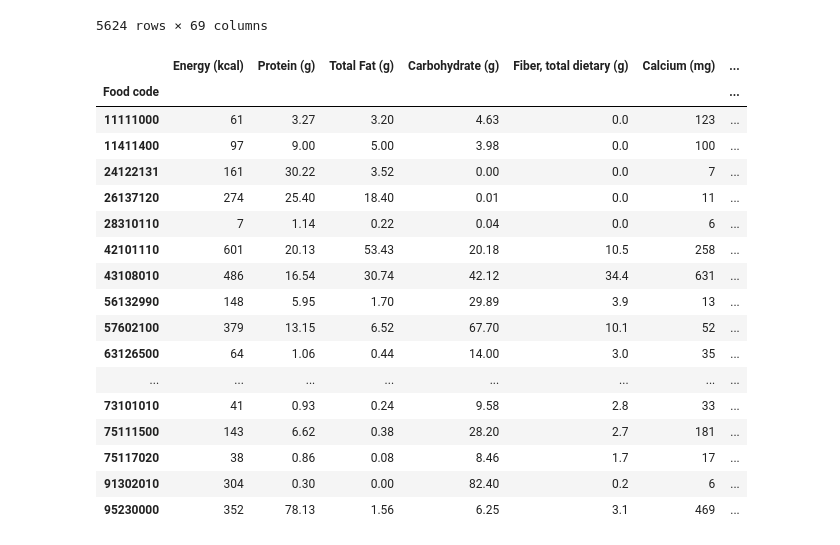
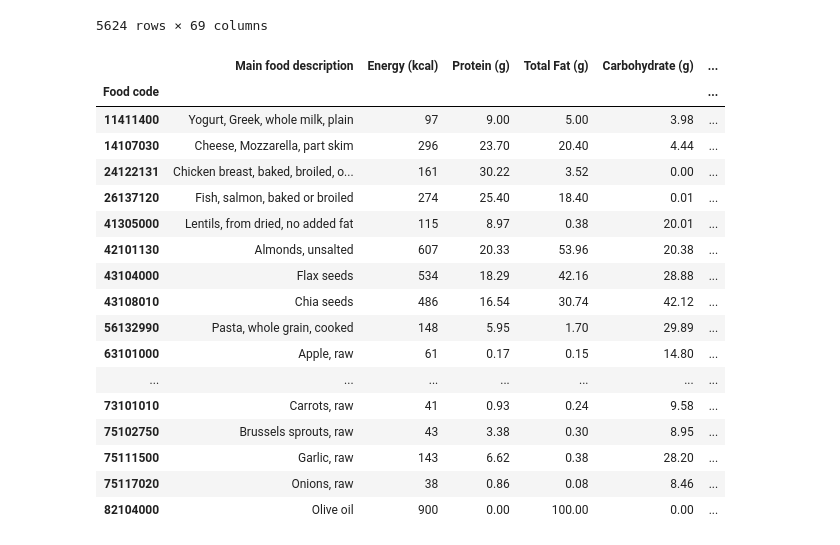
Before and after one commit to Chris-Crimi/Dietary-Optimization-via-Gradient-Descent, a Jupyter notebook: v_simplex.ipynb, the cells around one changed output. Drawn from its saved outputs; the diff is of its cells as text; code cells hidden in the pictures.

```diff
--- a/v_simplex.ipynb
+++ b/v_simplex.ipynb
@@ -22,14 +22,39 @@ food_database
 | 5623 | 99998210 | Industrial oil as ingredient in food | 9999 | Not included in a food category | 892 | ... |
 5624 rows × 69 columns
 # %%
-food_codes = [24122131,95230000,42101110,56132990,72201100,73101010,75117020,11411400,57602100,63219000,63203010,63223020,63126500,75111500,26137120,72125100,11111000,43108010,28310110,91302010]
-foods = food_database[food_database["Food code"].isin(food_codes)]
+food_data = pd.read_excel(r"C:\Users\Chris\Desktop\Diet Data\Marisa Info.xlsx", sheet_name="Foods",
+                              header = 0 #set column headers
+                              )
+foods = food_database[food_database["Food code"].isin(food_data["Food Code"])]
 #have to add in \n for iron, zinc, 18:3
 
 ##Stopping after copper
-columns = ['Food code','Energy (kcal)','Protein (g)','Total Fat (g)','Carbohydrate (g)','Fiber, total dietary (g)','Calcium (mg)','Folate, total (mcg)','Vitamin A, RAE (mcg_RAE)','Vitamin B-12 (mcg)','Vitamin B-6 (mg)','Vitamin C (mg)','Vitamin D (D2 + D3) (mcg)','Vitamin E (alpha-tocopherol) (mg)','Vitamin K (phylloquinone) (mcg)','Copper (mg)']
+columns = ['Food code',"Main food description",'Energy (kcal)','Protein (g)','Total Fat (g)','Carbohydrate (g)','Fiber, total dietary (g)','Calcium (mg)','Folate, total (mcg)','Vitamin A, RAE (mcg_RAE)','Vitamin B-12 (mcg)','Vitamin B-6 (mg)','Vitamin C (mg)','Vitamin D (D2 + D3) (mcg)','Vitamin E (alpha-tocopherol) (mg)','Vitamin K (phylloquinone) (mcg)','Copper (mg)']
 #columns = ['Energy (kcal)','Protein (g)','Total Fat (g)','Carbohydrate (g)','Fiber, total dietary (g)','Calcium (mg)','Folate, total (mcg)','Vitamin A, RAE (mcg_RAE)','Vitamin B-12 (mcg)','Vitamin B-6 (mg)','Vitamin C (mg)','Vitamin D (D2 + D3) (mcg)','Vitamin E (alpha-tocopherol) (mg)','Vitamin K (phylloquinone) (mcg)','Copper (mg)','Iron\n(mg)','Magnesium (mg)','Zinc\n(mg)','Phosphorus (mg)','Selenium (mcg)','Potassium (mg)','Sodium (mg)','Choline, total (mg)','Thiamin (mg)','Riboflavin (mg)','Niacin (mg)','18:3\n(g)']
 
 foods = foods[columns]
 foods = foods.set_index("Food code")
+
+food_data = food_data.set_index("Food Code")
+food_data = foods.join(food_data)
+food_data
+# %% [output]
+|  | Main food description | Energy (kcal) | Protein (g) | Total Fat (g) | Carbohydrate (g) | ... |
+| Food code |  |  |  |  |  | ... |
+| 11411400 | Yogurt, Greek, whole milk, plain | 97 | 9.00 | 5.00 | 3.98 | ... |
+| 14107030 | Cheese, Mozzarella, part skim | 296 | 23.70 | 20.40 | 4.44 | ... |
+| 24122131 | Chicken breast, baked, broiled, o... | 161 | 30.22 | 3.52 | 0.00 | ... |
+| 26137120 | Fish, salmon, baked or broiled | 274 | 25.40 | 18.40 | 0.01 | ... |
+| 41305000 | Lentils, from dried, no added fat | 115 | 8.97 | 0.38 | 20.01 | ... |
+| 42101130 | Almonds, unsalted | 607 | 20.33 | 53.96 | 20.38 | ... |
+| 43104000 | Flax seeds | 534 | 18.29 | 42.16 | 28.88 | ... |
+| 43108010 | Chia seeds | 486 | 16.54 | 30.74 | 42.12 | ... |
+| 56132990 | Pasta, whole grain, cooked | 148 | 5.95 | 1.70 | 29.89 | ... |
+| 63101000 | Apple, raw | 61 | 0.17 | 0.15 | 14.80 | ... |
+| ... | ... | ... | ... | ... | ... | ... |
+| 73101010 | Carrots, raw | 41 | 0.93 | 0.24 | 9.58 | ... |
+| 75102750 | Brussels sprouts, raw | 43 | 3.38 | 0.30 | 8.95 | ... |
+| 75111500 | Garlic, raw | 143 | 6.62 | 0.38 | 28.20 | ... |
+| 75117020 | Onions, raw | 38 | 0.86 | 0.08 | 8.46 | ... |
+| 82104000 | Olive oil | 900 | 0.00 | 100.00 | 0.00 | ... |
 # %%
@@ -42,21 +64,0 @@ food_data = foods.join(food_bounds)
-# %%
-food_data
-# %% [output]
-|  | Energy (kcal) | Protein (g) | Total Fat (g) | Carbohydrate (g) | Fiber, total dietary (g) | Calcium (mg) | ... |
-| Food code |  |  |  |  |  |  | ... |
-| 11111000 | 61 | 3.27 | 3.20 | 4.63 | 0.0 | 123 | ... |
-| 11411400 | 97 | 9.00 | 5.00 | 3.98 | 0.0 | 100 | ... |
-| 24122131 | 161 | 30.22 | 3.52 | 0.00 | 0.0 | 7 | ... |
-| 26137120 | 274 | 25.40 | 18.40 | 0.01 | 0.0 | 11 | ... |
-| 28310110 | 7 | 1.14 | 0.22 | 0.04 | 0.0 | 6 | ... |
-| 42101110 | 601 | 20.13 | 53.43 | 20.18 | 10.5 | 258 | ... |
-| 43108010 | 486 | 16.54 | 30.74 | 42.12 | 34.4 | 631 | ... |
-| 56132990 | 148 | 5.95 | 1.70 | 29.89 | 3.9 | 13 | ... |
-| 57602100 | 379 | 13.15 | 6.52 | 67.70 | 10.1 | 52 | ... |
-| 63126500 | 64 | 1.06 | 0.44 | 14.00 | 3.0 | 35 | ... |
-| ... | ... | ... | ... | ... | ... | ... | ... |
-| 73101010 | 41 | 0.93 | 0.24 | 9.58 | 2.8 | 33 | ... |
-| 75111500 | 143 | 6.62 | 0.38 | 28.20 | 2.7 | 181 | ... |
-| 75117020 | 38 | 0.86 | 0.08 | 8.46 | 1.7 | 17 | ... |
-| 91302010 | 304 | 0.30 | 0.00 | 82.40 | 0.2 | 6 | ... |
-| 95230000 | 352 | 78.13 | 1.56 | 6.25 | 3.1 | 469 | ... |
```
Also changed, not shown: parts of 13 cells of this notebook, 1 other file.
